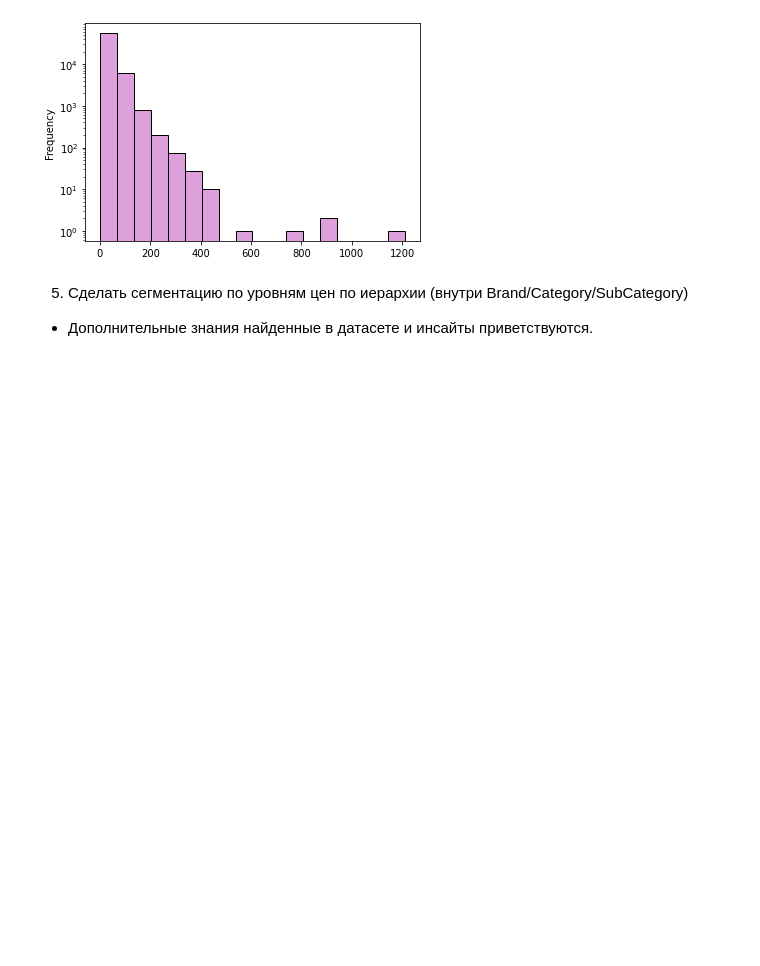
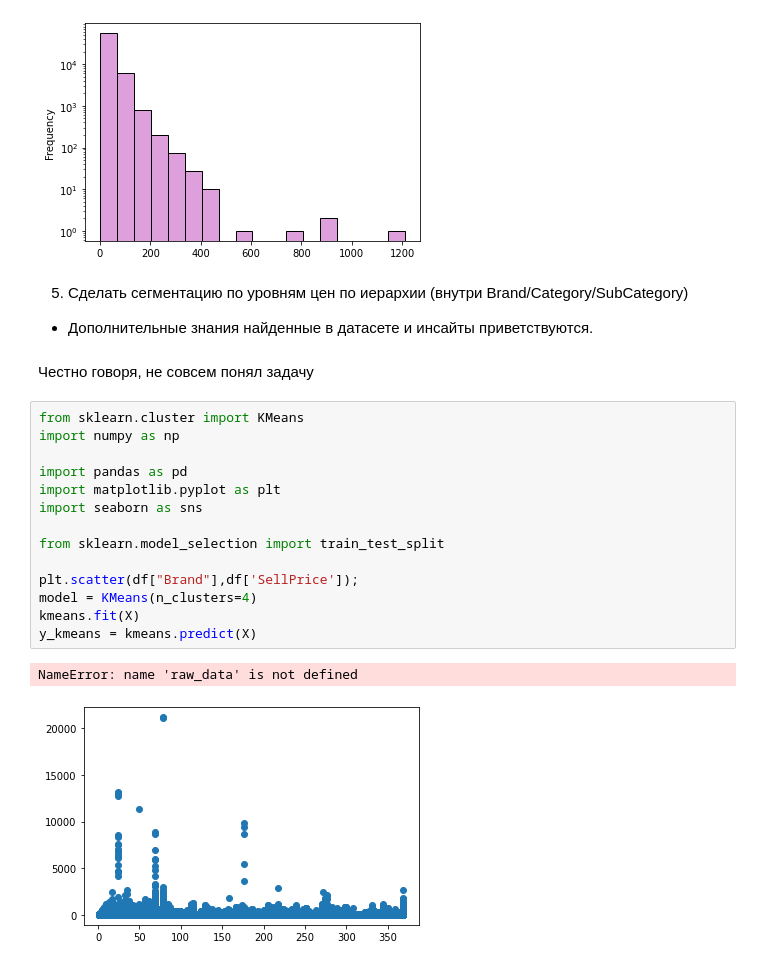
Before and after one commit to Ladyk3000/Test-tasks-jupyter, a Jupyter notebook: task_3_DA.ipynb, the cells around one changed output. Cells and saved outputs as stored; diff of their text form; blank space fills up the shorter version.

```diff
--- a/task_3_DA.ipynb
+++ b/task_3_DA.ipynb
@@ -172,3 +172,22 @@ step for intervals: 67
 
 5. Сделать сегментацию по уровням цен по иерархии (внутри Brand/Category/SubCategory)
 * Дополнительные знания найденные в датасете и инсайты приветствуются.
+# %% [markdown]
+Честно говоря, не совсем понял задачу
+# %%
+from sklearn.cluster import KMeans
+import numpy as np
+
+import pandas as pd
+import matplotlib.pyplot as plt
+import seaborn as sns
+
+from sklearn.model_selection import train_test_split
+
+plt.scatter(df["Brand"],df['SellPrice']);
+model = KMeans(n_clusters=4)
+kmeans.fit(X)
+y_kmeans = kmeans.predict(X)
+# %% [output]
+NameError: name 'raw_data' is not defined
+[figure, added]
```
Also changed, not shown: 1 other file.
